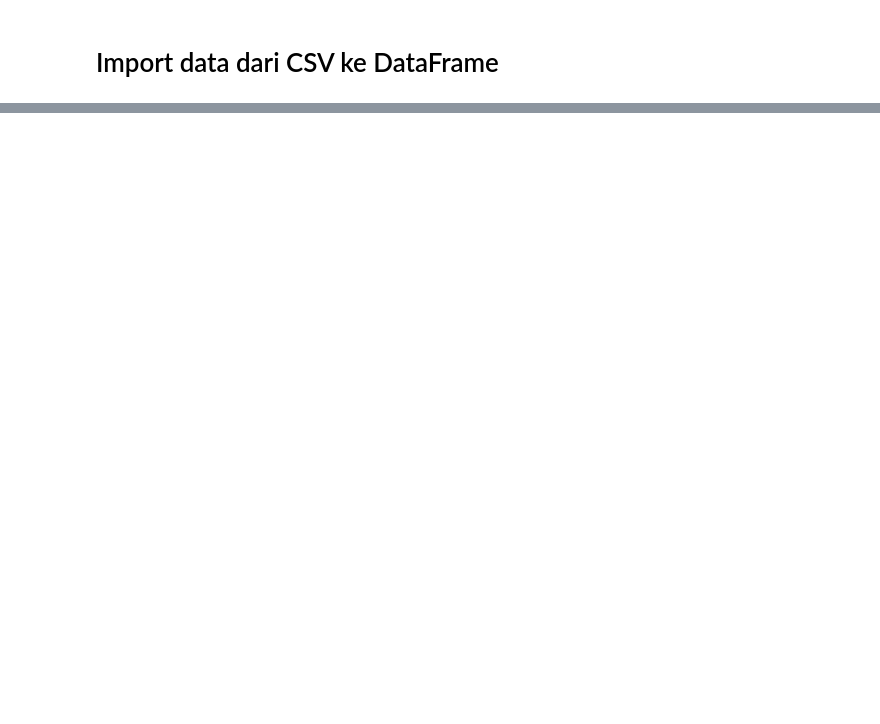
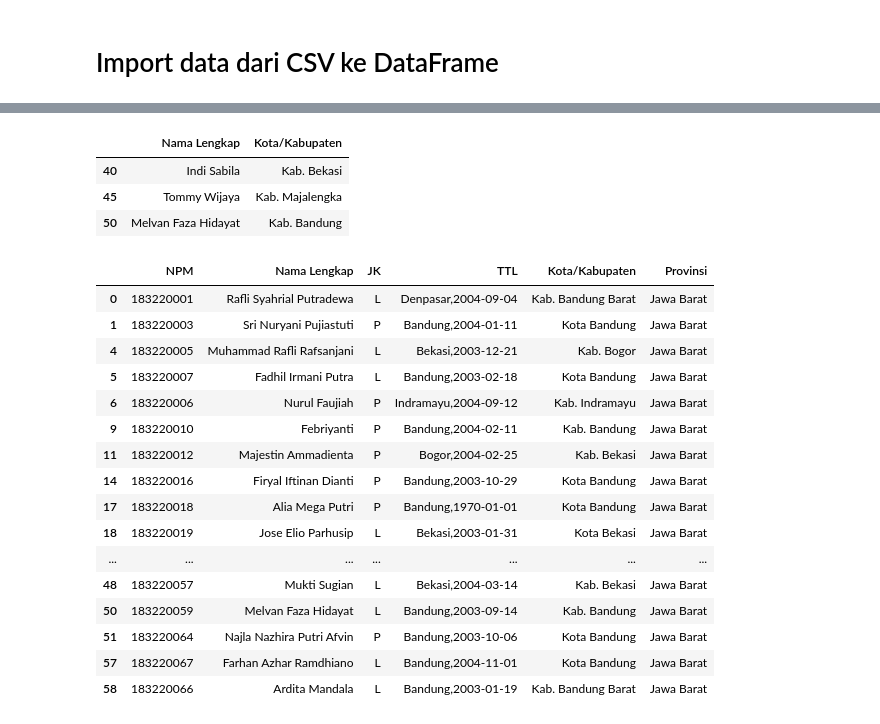
Before and after one commit to navagigs/Admin, a Jupyter notebook: Salinan_02_Query_Data.ipynb, the cells around one changed output, grey strips where cells are left out. Cells and saved outputs as stored; diff of their text form; code cells hidden in the pictures; blank space fills up the shorter version.

```diff
--- a/Salinan_02_Query_Data.ipynb
+++ b/Salinan_02_Query_Data.ipynb
@@ -27,0 +143,33 @@ print(df.to_string())
+# %%
+import pandas as pd
+
+df = pd.read_csv('/content/drive/MyDrive/Colab Notebooks/data_mhs_bisdig2023.csv')
+df.loc[[40,45,50],['Nama Lengkap','Kota/Kabupaten']]
+# %% [output]
+|  | Nama Lengkap | Kota/Kabupaten |
+| 40 | Indi Sabila | Kab. Bekasi |
+| 45 | Tommy Wijaya | Kab. Majalengka |
+| 50 | Melvan Faza Hidayat | Kab. Bandung |
+# %%
+import pandas as pd
+
+df = pd.read_csv('/content/drive/MyDrive/Colab Notebooks/data_mhs_bisdig2023.csv')
+df[(df['Provinsi']=='Jawa Barat')] #mengambil data berdasarkan provinsi
+# %% [output]
+|  | NPM | Nama Lengkap | JK | TTL | Kota/Kabupaten | Provinsi |
+| 0 | 183220001 | Rafli Syahrial Putradewa | L | Denpasar,2004-09-04 | Kab. Bandung Barat | Jawa Barat |
+| 1 | 183220003 | Sri Nuryani Pujiastuti | P | Bandung,2004-01-11 | Kota Bandung | Jawa Barat |
+| 4 | 183220005 | Muhammad Rafli Rafsanjani | L | Bekasi,2003-12-21 | Kab. Bogor | Jawa Barat |
+| 5 | 183220007 | Fadhil Irmani Putra | L | Bandung,2003-02-18 | Kota Bandung | Jawa Barat |
+| 6 | 183220006 | Nurul Faujiah | P | Indramayu,2004-09-12 | Kab. Indramayu | Jawa Barat |
+| 9 | 183220010 | Febriyanti | P | Bandung,2004-02-11 | Kab. Bandung | Jawa Barat |
+| 11 | 183220012 | Majestin Ammadienta | P | Bogor,2004-02-25 | Kab. Bekasi | Jawa Barat |
+| 14 | 183220016 | Firyal Iftinan Dianti | P | Bandung,2003-10-29 | Kota Bandung | Jawa Barat |
+| 17 | 183220018 | Alia Mega Putri | P | Bandung,1970-01-01 | Kota Bandung | Jawa Barat |
+| 18 | 183220019 | Jose Elio Parhusip | L | Bekasi,2003-01-31 | Kota Bekasi | Jawa Barat |
+| ... | ... | ... | ... | ... | ... | ... |
+| 48 | 183220057 | Mukti Sugian | L | Bekasi,2004-03-14 | Kab. Bekasi | Jawa Barat |
+| 50 | 183220059 | Melvan Faza Hidayat | L | Bandung,2003-09-14 | Kab. Bandung | Jawa Barat |
+| 51 | 183220064 | Najla Nazhira Putri Afvin | P | Bandung,2003-10-06 | Kota Bandung | Jawa Barat |
+| 57 | 183220067 | Farhan Azhar Ramdhiano | L | Bandung,2004-11-01 | Kota Bandung | Jawa Barat |
+| 58 | 183220066 | Ardita Mandala | L | Bandung,2003-01-19 | Kab. Bandung Barat | Jawa Barat |
```
Also changed, not shown: parts of 15 cells of this notebook.
